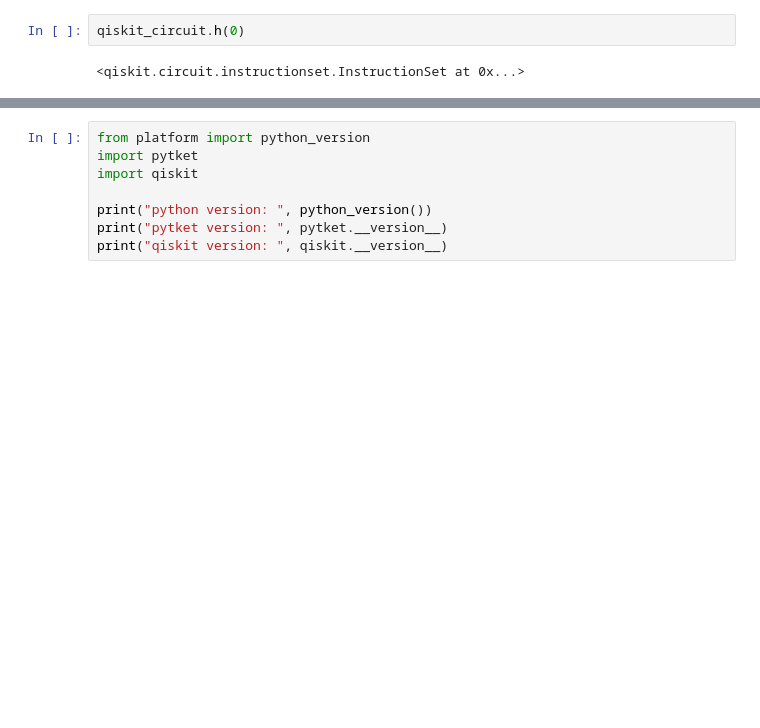
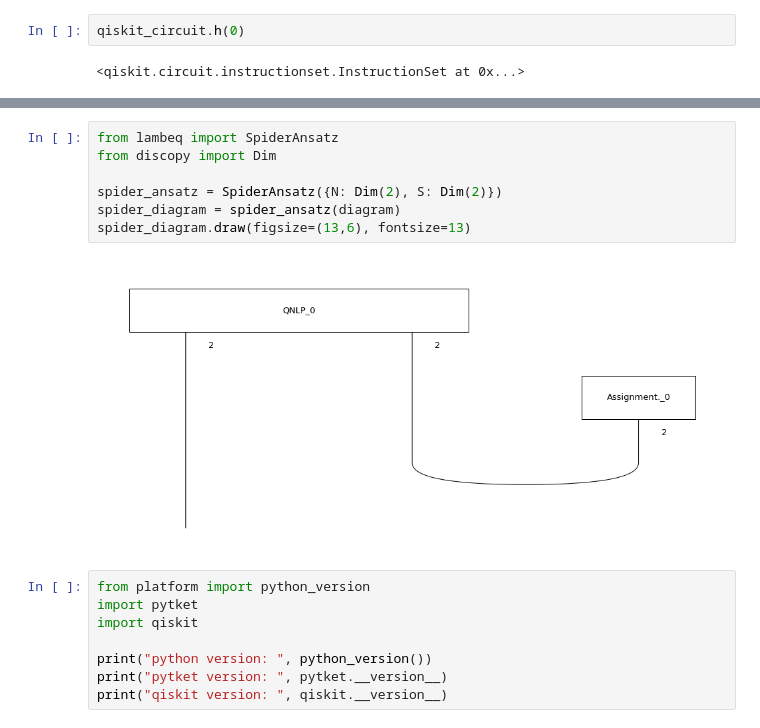
Before and after one commit to yliu9418/QNLP-1, a Jupyter notebook: PutYourWorkHere/Khanal_Sooksatra.ipynb, the cells around one changed output, grey strips where cells are left out. Cells and saved outputs as stored; diff of their text form; blank space fills up the shorter version.

```diff
--- a/PutYourWorkHere/Khanal_Sooksatra.ipynb
+++ b/PutYourWorkHere/Khanal_Sooksatra.ipynb
@@ -123,3 +133,12 @@ qiskit_circuit.h(0)
+# %%
+from lambeq import SpiderAnsatz
+from discopy import Dim
+
+spider_ansatz = SpiderAnsatz({N: Dim(2), S: Dim(2)})
+spider_diagram = spider_ansatz(diagram)
+spider_diagram.draw(figsize=(13,6), fontsize=13)
+# %% [output]
+[figure, added]
 # %%
 from platform import python_version
 import pytket
```
Also changed, not shown: parts of 1 cell of this notebook.
